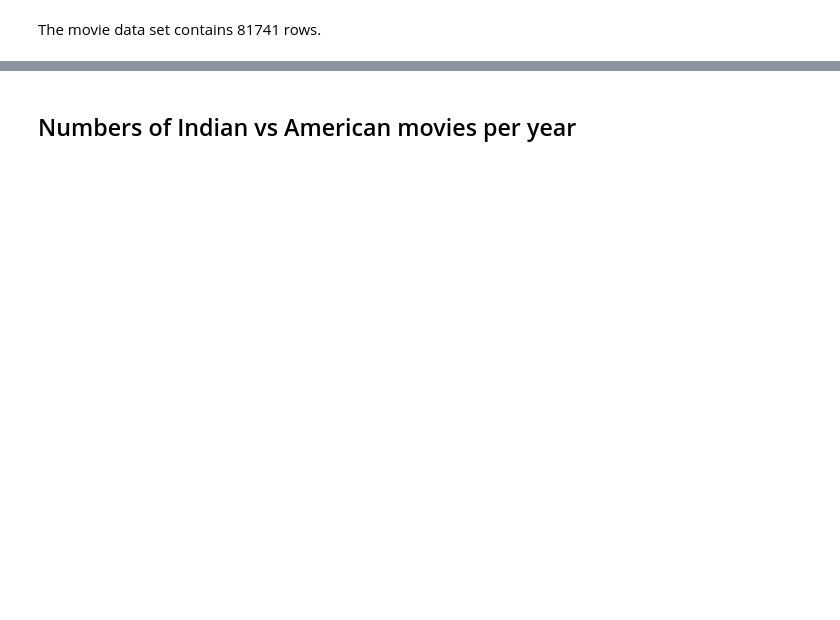
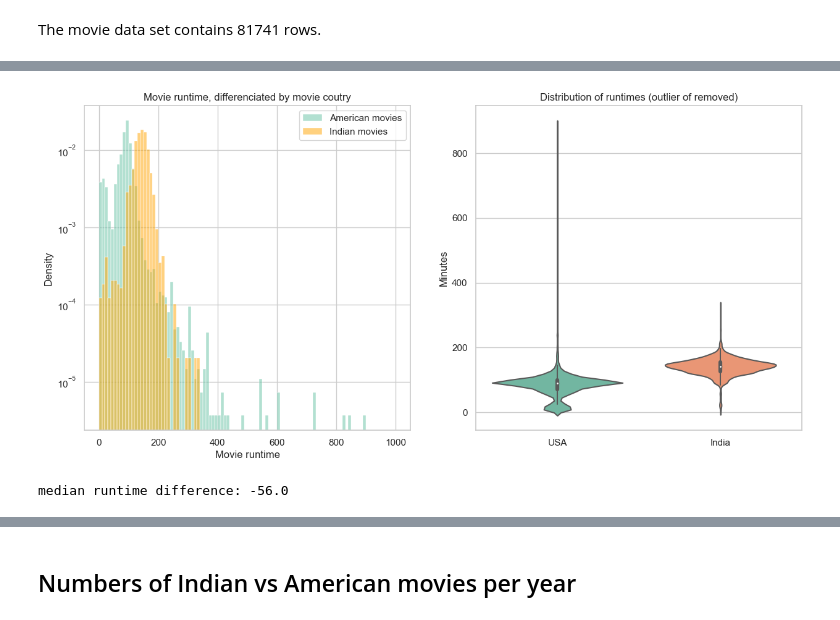
Before and after one commit to epfl-ada/ada-2022-project-badaboom, a Jupyter notebook: P2.ipynb, the cells around one changed output, grey strips where cells are left out. Cells and saved outputs as stored; diff of their text form; code cells hidden in the pictures; blank space fills up the shorter version.

```diff
--- a/P2.ipynb
+++ b/P2.ipynb
@@ -91,0 +250,32 @@ indian_movies.head()
+# %%
+# deleting films with runtime longer than 6 hours
+
+indian_movies = indian_movies.query('movie_runtime < 1000')
+american_movies = american_movies.query('movie_runtime < 1000')
+# %%
+#defining number of bins to get roughly equal width between the 2 histograms
+data_runtime = pd.DataFrame({'USA': american_movies['movie_runtime'], 'India': indian_movies['movie_runtime']})
+#plotting
+plt.figure(figsize=(15,15))
+
+plt.subplot(2,2,1)
+sns.histplot(american_movies['movie_runtime'], alpha =.5, stat = 'density', bins = 100, binrange= [0,1000])
+sns.histplot(indian_movies['movie_runtime'], alpha=.5, color = 'orange', stat = 'density', bins = 100, binrange= [0,1000])
+plt.yscale('log')
+plt.legend(labels=["American movies","Indian movies"])
+plt.xlabel('Movie runtime')
+plt.title('Movie runtime, differenciated by movie coutry')
+
+
+plt.subplot(2,2,2)
+sns.violinplot(data = data_runtime)
+plt.ylabel('Minutes')
+plt.title(f'Distribution of runtimes (outlier of removed)')
+
+plt.show()
+# %% [output]
+[figure, added]
+# %%
+print('median runtime difference:', np.nanmedian(american_movies['movie_runtime'] - indian_movies['movie_runtime']))
+# %% [output]
+median runtime difference: -56.0
```
Also changed, not shown: parts of 139 cells of this notebook, 1 other file.
